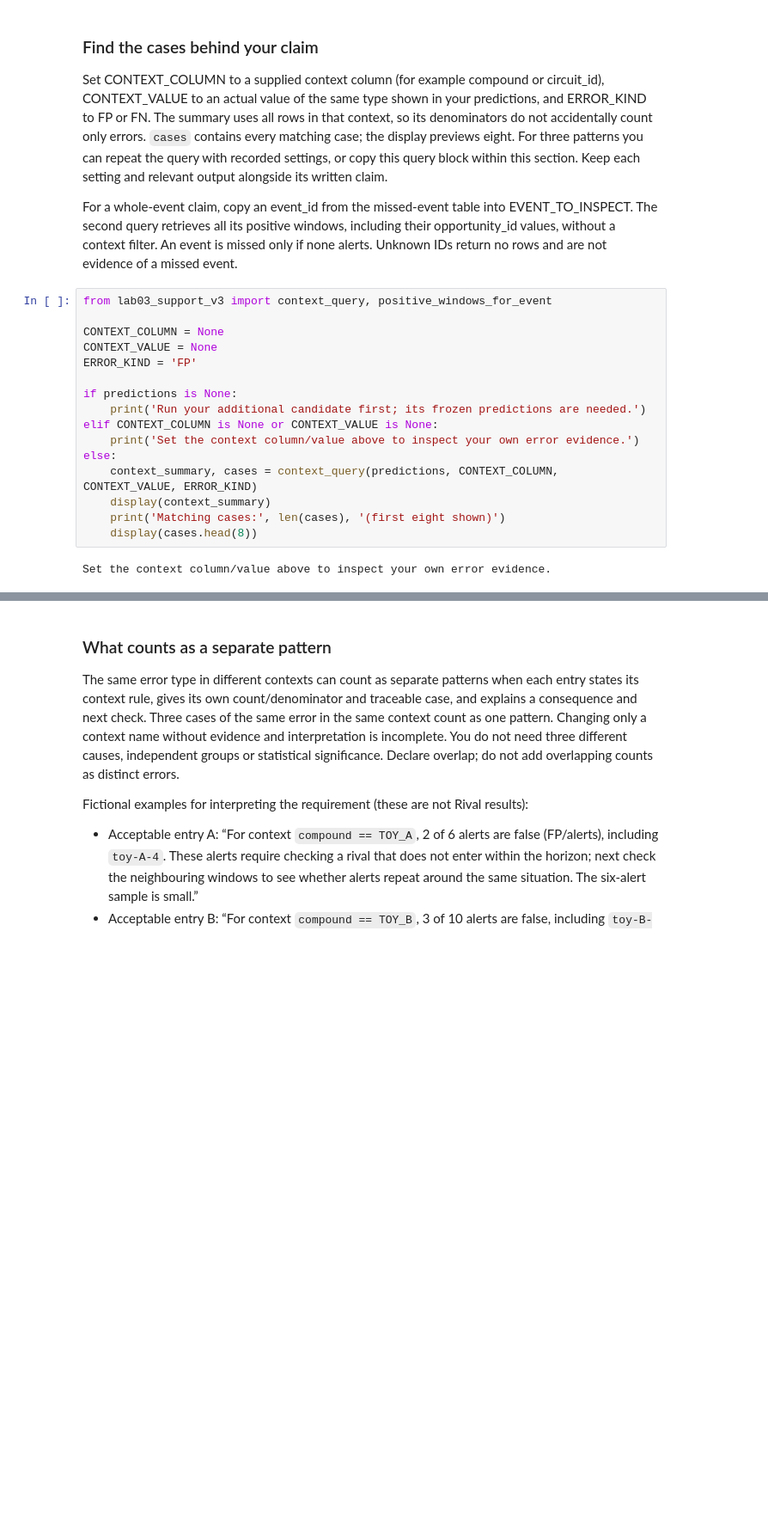
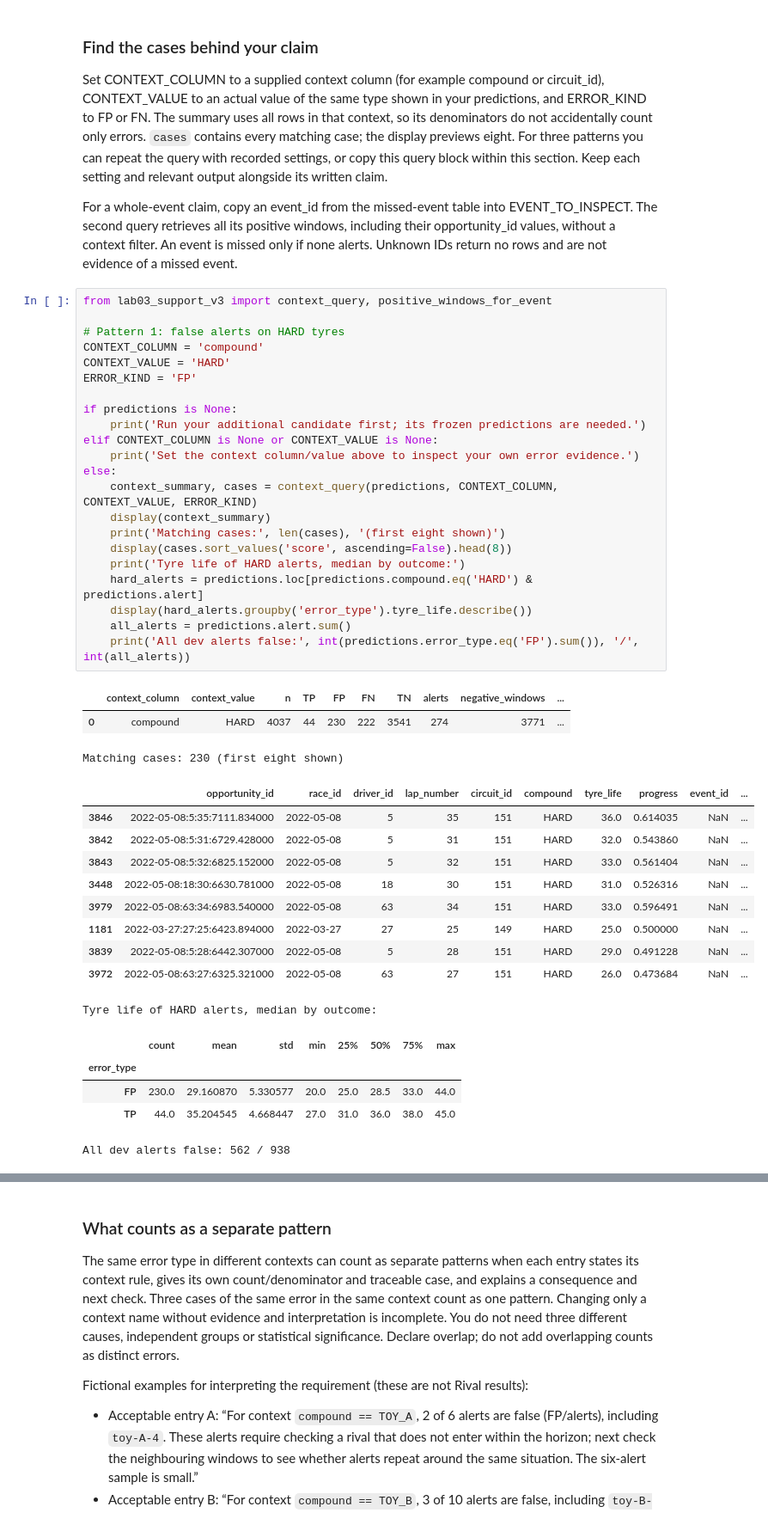
Before and after one commit to M0uidev/IIT414W-Lab03, a Jupyter notebook: Lab03_ModelComparison_Student_v3.ipynb, the cells around one changed output, grey strips where cells are left out. Shown at 86% size. Cells and saved outputs as stored; diff of their text form; blank space fills up the shorter version.

Commit message:
Complete notebook reasoning, error patterns, memo, audit and README; fresh Restart + Run All

```diff
--- a/Lab03_ModelComparison_Student_v3.ipynb
+++ b/Lab03_ModelComparison_Student_v3.ipynb
@@ -276,18 +297,41 @@ For a whole-event claim, copy an event_id from the missed-event table into EVENT
 # %%
 from lab03_support_v3 import context_query, positive_windows_for_event
 
-CONTEXT_COLUMN = None
-CONTEXT_VALUE = None
+# Pattern 1: false alerts on HARD tyres
+CONTEXT_COLUMN = 'compound'
+CONTEXT_VALUE = 'HARD'
 ERROR_KIND = 'FP'
 
 if predictions is None:
     print('Run your additional candidate first; its frozen predictions are needed.')
 elif CONTEXT_COLUMN is None or CONTEXT_VALUE is None:
     print('Set the context column/value above to inspect your own error evidence.')
 else:
     context_summary, cases = context_query(predictions, CONTEXT_COLUMN, CONTEXT_VALUE, ERROR_KIND)
     display(context_summary)
     print('Matching cases:', len(cases), '(first eight shown)')
-    display(cases.head(8))
+    display(cases.sort_values('score', ascending=False).head(8))
+    print('Tyre life of HARD alerts, median by outcome:')
+    hard_alerts = predictions.loc[predictions.compound.eq('HARD') & predictions.alert]
+    display(hard_alerts.groupby('error_type').tyre_life.describe())
+    all_alerts = predictions.alert.sum()
+    print('All dev alerts false:', int(predictions.error_type.eq('FP').sum()), '/', int(all_alerts))
 # %% [output]
+|  | context_column | context_value | n | TP | FP | FN | TN | alerts | negative_windows | ... |
+| 0 | compound | HARD | 4037 | 44 | 230 | 222 | 3541 | 274 | 3771 | ... |
-Set the context column/value above to inspect your own error evidence.
+Matching cases: 230 (first eight shown)
+|  | opportunity_id | race_id | driver_id | lap_number | circuit_id | compound | tyre_life | progress | event_id | ... |
+| 3846 | 2022-05-08:5:35:7111.834000 | 2022-05-08 | 5 | 35 | 151 | HARD | 36.0 | 0.614035 | NaN | ... |
+| 3842 | 2022-05-08:5:31:6729.428000 | 2022-05-08 | 5 | 31 | 151 | HARD | 32.0 | 0.543860 | NaN | ... |
+| 3843 | 2022-05-08:5:32:6825.152000 | 2022-05-08 | 5 | 32 | 151 | HARD | 33.0 | 0.561404 | NaN | ... |
+| 3448 | 2022-05-08:18:30:6630.781000 | 2022-05-08 | 18 | 30 | 151 | HARD | 31.0 | 0.526316 | NaN | ... |
+| 3979 | 2022-05-08:63:34:6983.540000 | 2022-05-08 | 63 | 34 | 151 | HARD | 33.0 | 0.596491 | NaN | ... |
+| 1181 | 2022-03-27:27:25:6423.894000 | 2022-03-27 | 27 | 25 | 149 | HARD | 25.0 | 0.500000 | NaN | ... |
+| 3839 | 2022-05-08:5:28:6442.307000 | 2022-05-08 | 5 | 28 | 151 | HARD | 29.0 | 0.491228 | NaN | ... |
+| 3972 | 2022-05-08:63:27:6325.321000 | 2022-05-08 | 63 | 27 | 151 | HARD | 26.0 | 0.473684 | NaN | ... |
+Tyre life of HARD alerts, median by outcome:
+|  | count | mean | std | min | 25% | 50% | 75% | max |
+| error_type |  |  |  |  |  |  |  |  |
+| FP | 230.0 | 29.160870 | 5.330577 | 20.0 | 25.0 | 28.5 | 33.0 | 44.0 |
+| TP | 44.0 | 35.204545 | 4.668447 | 27.0 | 31.0 | 36.0 | 38.0 | 45.0 |
+All dev alerts false: 562 / 938
```
Also changed, not shown: parts of 8 cells of this notebook, 5 other files.
